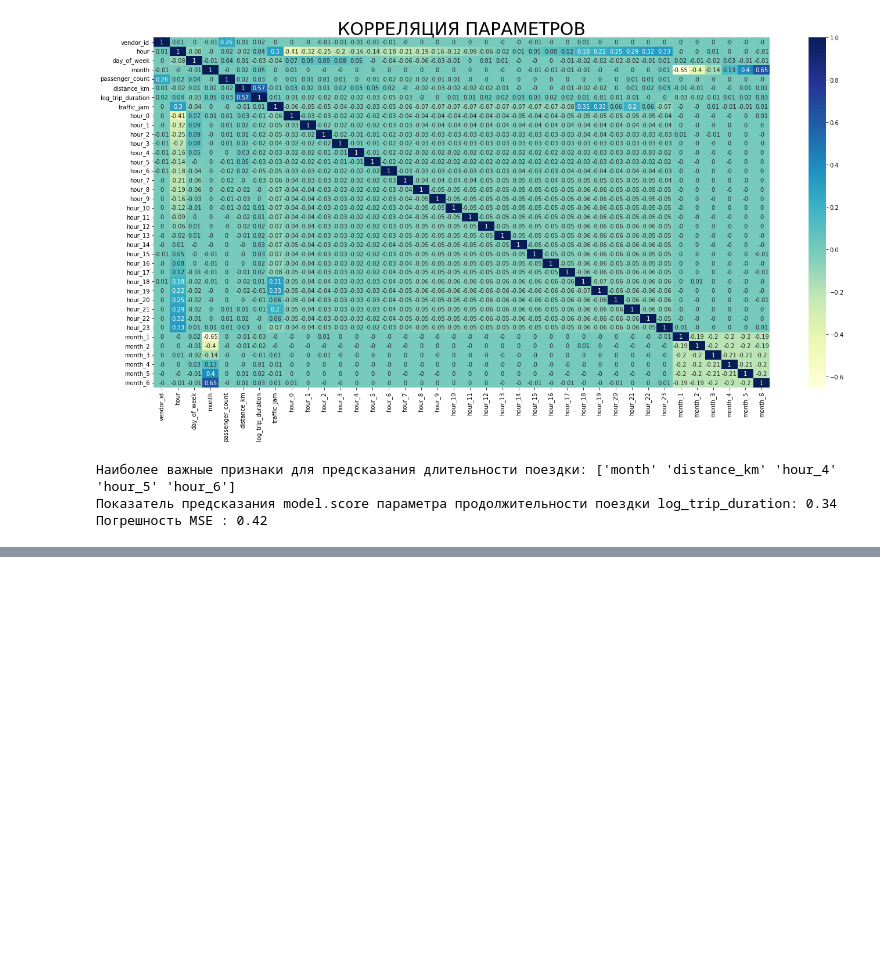
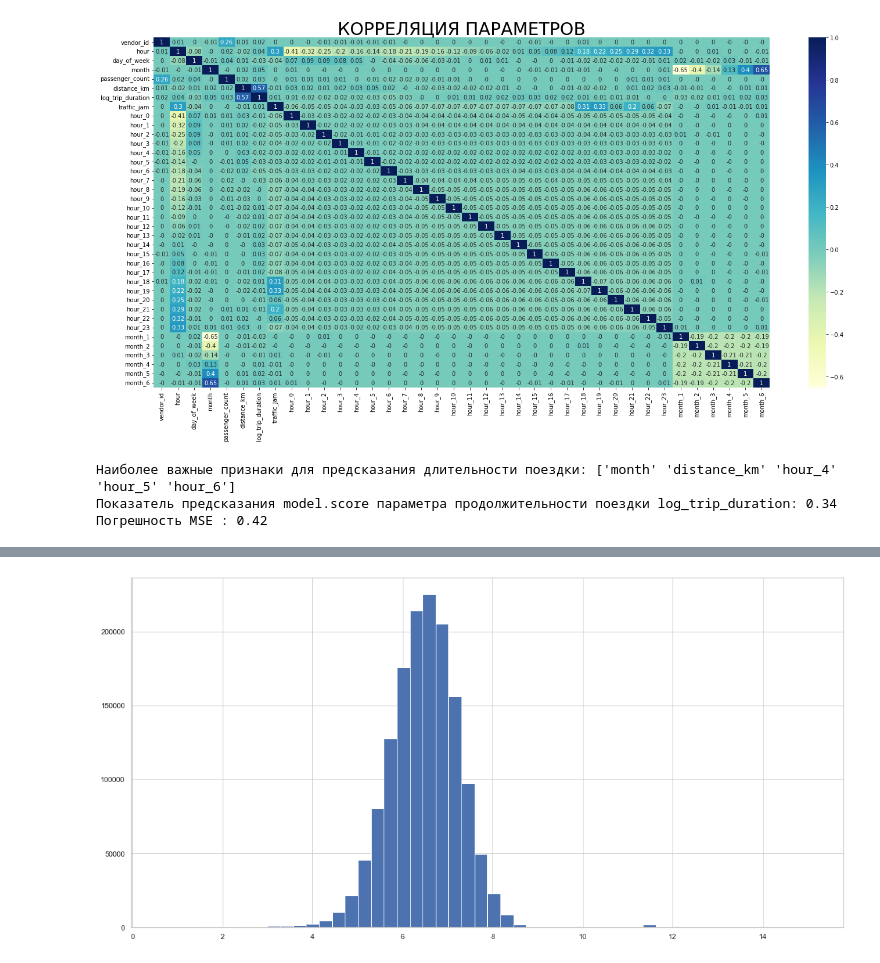
Before and after one commit to AlexanderGithubProfile/TEMP_WORKING_REPOSITORY, a Jupyter notebook: karpov_start_ml_course.ipynb, the cells around one changed output, grey strips where cells are left out. Cells and saved outputs as stored; diff of their text form; code cells hidden in the pictures; blank space fills up the shorter version.

```diff
--- a/karpov_start_ml_course.ipynb
+++ b/karpov_start_ml_course.ipynb
@@ -1108,0 +1349,3 @@ print(f'Погрешность MSE : {np.mean((y-model.predict(X))**2).round(2)}
+# %%
+taxi_analize = pd.read_csv(r"C:\Users\User\Downloads\processed_data_with_new_features.csv")
+taxi_analize
@@ -1108,0 +1415,14 @@ print(f'Погрешность MSE : {np.mean((y-model.predict(X))**2).round(2)}
+# %%
+#Сравним с показателями модели без фильтра выбросов
+taxi_analize.passenger_count = taxi_analize.passenger_count.fillna(taxi_analize.passenger_count.mean())
+#Заполним пропущенные значения длины заказа средними значениями по дню недели
+taxi_analize['distance_km'] = taxi_analize['distance_km'].fillna(taxi_analize.groupby(['day_of_week_1', 'day_of_week_2','day_of_week_3', 'day_of_week_4', 'day_of_week_5', 'day_of_week_6'])['distance_km'].transform('mean'))
+
+y = taxi_analize.drop('id', axis=1).log_trip_duration
+X = taxi_analize.drop(['log_trip_duration', 'id'], axis=1)
+#scaler = StandardScaler()
+#X_scaled = scaler.fit_transform(X)
+model = LassoCV()
+
+cross_result = cross_validate(model, X, y, cv=5, scoring='neg_mean_squared_error', return_train_score=True)
+cross_result
@@ -1108,0 +1434,14 @@ print(f'Погрешность MSE : {np.mean((y-model.predict(X))**2).round(2)}
+# %%
+#Сравним с показателями модели без фильтра выбросов
+taxi_analize.passenger_count = taxi_analize.passenger_count.fillna(taxi_analize.passenger_count.mean())
+#Заполним пропущенные значения длины заказа средними значениями по дню недели
+taxi_analize['distance_km'] = taxi_analize['distance_km'].fillna(taxi_analize.groupby(['day_of_week_1', 'day_of_week_2','day_of_week_3', 'day_of_week_4', 'day_of_week_5', 'day_of_week_6'])['distance_km'].transform('mean'))
+
+y = taxi_analize.drop('id', axis=1).log_trip_duration
+X = taxi_analize.drop(['log_trip_duration', 'id'], axis=1)
+#scaler = StandardScaler()
+#X_scaled = scaler.fit_transform(X)
+model = LassoCV()
+
+cross_result = cross_validate(model, X, y, cv=5, scoring='neg_mean_squared_error', return_train_score=True)
+cross_result
@@ -1108,0 +1492,5 @@ print(f'Погрешность MSE : {np.mean((y-model.predict(X))**2).round(2)}
+# %%
+taxi_analize.log_trip_duration.hist(figsize=(16,8),bins=50)
+plt.tight_layout()
+# %% [output]
+[figure, added]
```
Also changed, not shown: parts of 41 cells of this notebook.
